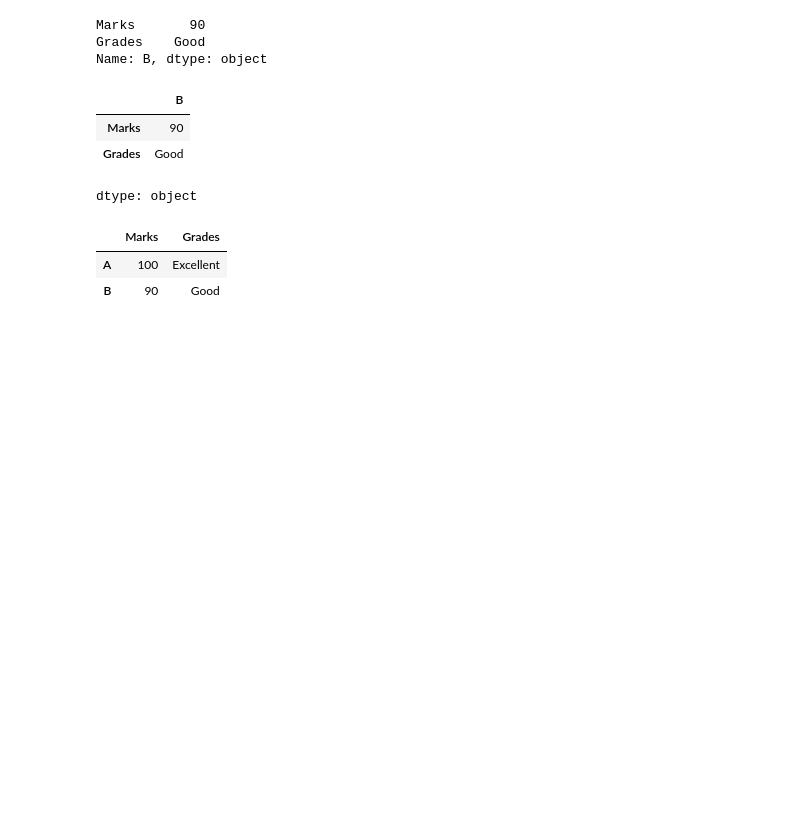
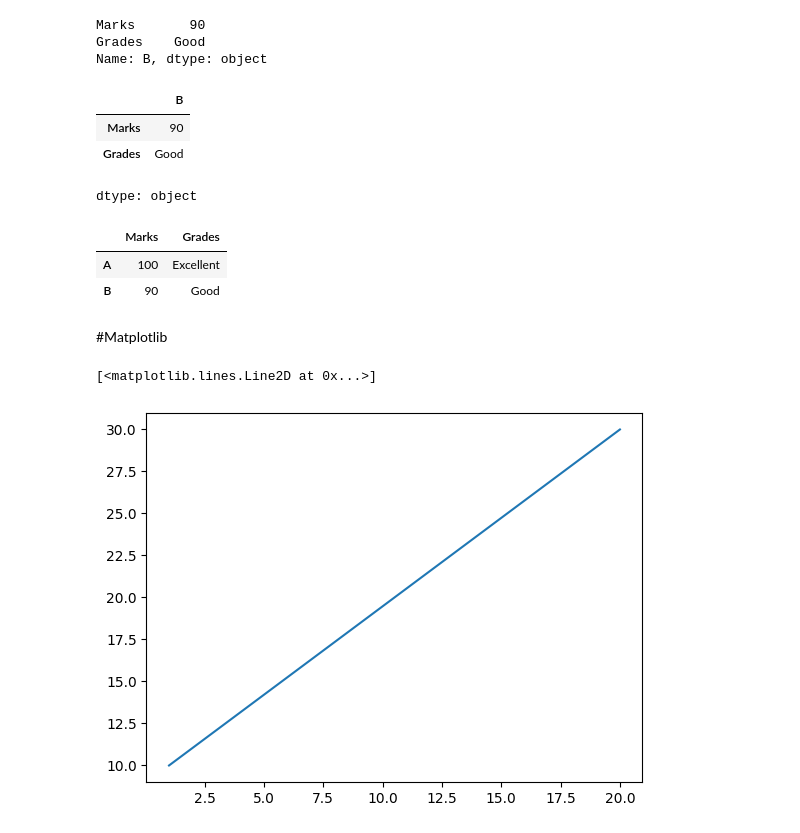
Before and after one commit to Aseem2004/Data_Science, a Jupyter notebook: 1_Python/Basics_of_Data_Science_Libraries.ipynb, the cells around one changed output. Saved outputs shown, nothing was run; the diff lists cells and outputs as text; code cells hidden in the pictures; blank space fills up the shorter version.

Commit message:
Added about Matplotlib

```diff
--- a/1_Python/Basics_of_Data_Science_Libraries.ipynb
+++ b/1_Python/Basics_of_Data_Science_Libraries.ipynb
@@ -924,3 +926,5 @@ x.loc['A':'B']
 |  | Marks | Grades |
 | A | 100 | Excellent |
 | B | 90 | Good |
+# %% [markdown]
+#Matplotlib
@@ -926,0 +934,8 @@ x.loc['A':'B']
+# %%
+#Plotting a line between (1,10) and (20,30)
+x=np.array([1,20])
+y=np.array([10,30])
+plt.plot(x,y)
+# %% [output]
+[<matplotlib.lines.Line2D at 0x...>]
+[figure, added]
```
Also changed, not shown: parts of 27 cells of this notebook.
